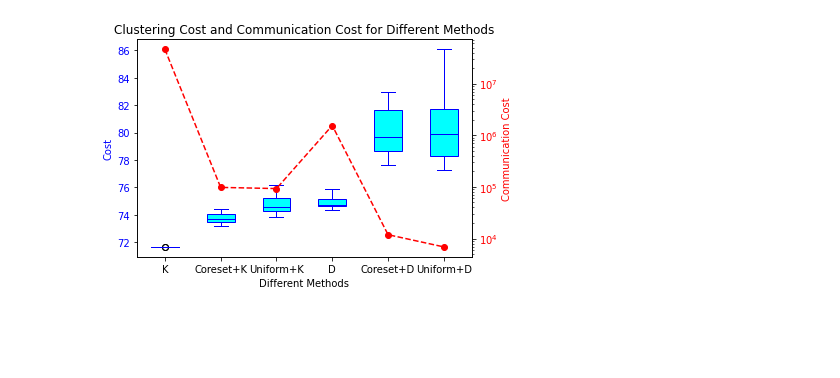
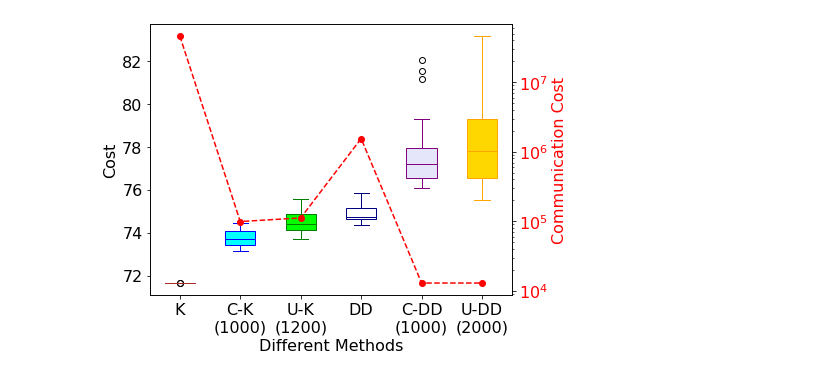
Before and after one commit to haoyuzhao123/coreset-vfl-codes, a Jupyter notebook: plot.ipynb, the cells around one changed output. Saved outputs shown, nothing was run; the diff lists cells and outputs as text; code cells hidden in the pictures; blank space fills up the shorter version.

```diff
--- a/plot.ipynb
+++ b/plot.ipynb
@@ -45,34 +35,70 @@ def box_plot(data, ax, labels, edge_color, fill_color):
+# %%
+def box_plot(data, ax, labels, edge_color, fill_color):
+    bp = ax.boxplot(data, labels = labels, patch_artist=True, widths=0.6)
+
+    for element in ['boxes', 'whiskers', 'fliers', 'means', 'medians', 'caps']:
+        plt.setp(bp[element], color=edge_color)
+
+    for patch in bp['boxes']:
+        patch.set(facecolor=fill_color)
+
+    return bp
+
+def set_box_color(bp, color, fill_color):
+    plt.setp(bp['boxes'], color=color)
+    plt.setp(bp['whiskers'], color=color)
+    plt.setp(bp['caps'], color=color)
+    plt.setp(bp['medians'], color=color)
+
+    for patch in bp['boxes']:
+        patch.set(facecolor=fill_color)
 # %%
 a = np.load("./res/kmeans-res/kmeans-10c.npy")
 b = np.load("./res/kmeans-res/kmeans-coreset-10c1000s.npy")
-c = np.load("./res/kmeans-res/kmeans-uniform-10c1000s.npy")
+c = np.load("./res/kmeans-res/kmeans-uniform-10c1200s.npy")
 d = np.load("./res/kmeans-res/distkmeans-10c.npy")
 e = np.load("./res/kmeans-res/distkmeans-coreset-10c1000s.npy")
-f = np.load("./res/kmeans-res/distkmeans-uniform-10c1000s.npy")
+f = np.load("./res/kmeans-res/distkmeans-uniform-10c2000s.npy")
 
 a_comm = kmeans_comm(num_of_data, num_of_dim)
 b_comm = coreset_kmeans_comm(num_of_sample, num_of_party, num_of_dim)
-c_comm = uniform_kmeans_comm(num_of_sample, num_of_party, num_of_dim)
+c_comm = uniform_kmeans_comm(1200, num_of_party, num_of_dim)
 d_comm = distkmeans_comm(num_of_data, num_of_party, num_of_dim, num_of_center)
 e_comm = coreset_distkmeans_comm(num_of_sample, num_of_party, num_of_dim, num_of_center)
-f_comm = uniform_distkmeans_comm(num_of_sample, num_of_party, num_of_dim, num_of_center)
+f_comm = uniform_distkmeans_comm(2000, num_of_party, num_of_dim, num_of_center)
 
 cost_seq = [a,b,c,d,e,f]
 comm_seq = [a_comm,b_comm,c_comm,d_comm,e_comm,f_comm]
-labels = ['K','Coreset+K','Uniform+K','D','Coreset+D','Uniform+D']
+labels = ['K','C+K','U+K','D','C+D','U+D']
 
-fig, ax1 = plt.subplots()
-ax1.set_title('Clustering Cost and Communication Cost for Different Methods')
-ax1.set_xlabel('Different Methods')
-ax1.set_ylabel('Cost',color='blue')
-ax1.tick_params(axis='y', labelcolor='blue')
-bp = box_plot(cost_seq, ax1, labels, 'blue', 'cyan')
+fig, ax1 = plt.subplots(figsize=(6.5,5))
+ax1.set_xlabel('Different Methods',fontsize=16)
+ax1.set_ylabel('Cost',fontsize=16)
+#ax1.tick_params(axis='y', labelcolor='blue')
+#bp = box_plot(cost_seq, ax1, labels, 'blue', 'white')
+bp1 = ax1.boxplot([a], positions=[1], widths=0.5, patch_artist=True,labels=['K'])
+bp2 = ax1.boxplot([b], positions=[2], widths=0.5, patch_artist=True,labels=['C-K\n(1000)'])
+bp3 = ax1.boxplot([c], positions=[3], widths=0.5, patch_artist=True,labels=['U-K\n(1200)'])
+bp4 = ax1.boxplot([d], positions=[4], widths=0.5, patch_artist=True,labels=['DD'])
+bp5 = ax1.boxplot([e], positions=[5], widths=0.5, patch_artist=True,labels=['C-DD\n(1000)'])
+bp6 = ax1.boxplot([f], positions=[6], widths=0.5, patch_artist=True,labels=['U-DD\n(2000)'])
+
+set_box_color(bp1, 'brown', 'white')
+set_box_color(bp2, 'blue', 'cyan')
+set_box_color(bp3, 'green', 'lime')
+set_box_color(bp4, 'navy', 'white')
+set_box_color(bp5, 'purple', 'lavender')
+set_box_color(bp6, 'orange', 'gold')
+
+ax1.tick_params(axis='x',labelsize=16)
+ax1.tick_params(axis='y',labelsize=16)
 
 ax2 = ax1.twinx()
-ax2.set_ylabel('Communication Cost', color='red')
+ax2.set_ylabel('Communication Cost', color='red',fontsize=16)
 ax2.set_yscale('log')
-ax2.tick_params(axis='y', labelcolor='red')
+ax2.tick_params(axis='y', labelcolor='red',labelsize=16)
 ax2.plot([1,2,3,4,5,6], comm_seq, 'ro--')
+plt.savefig("kmeansdm.pdf", bbox_inches='tight')
 plt.show()
 # %% [output]
-[figure, old version]
+[figure, new version]
```
Also changed, not shown: parts of 4 cells of this notebook, 46 other files.
